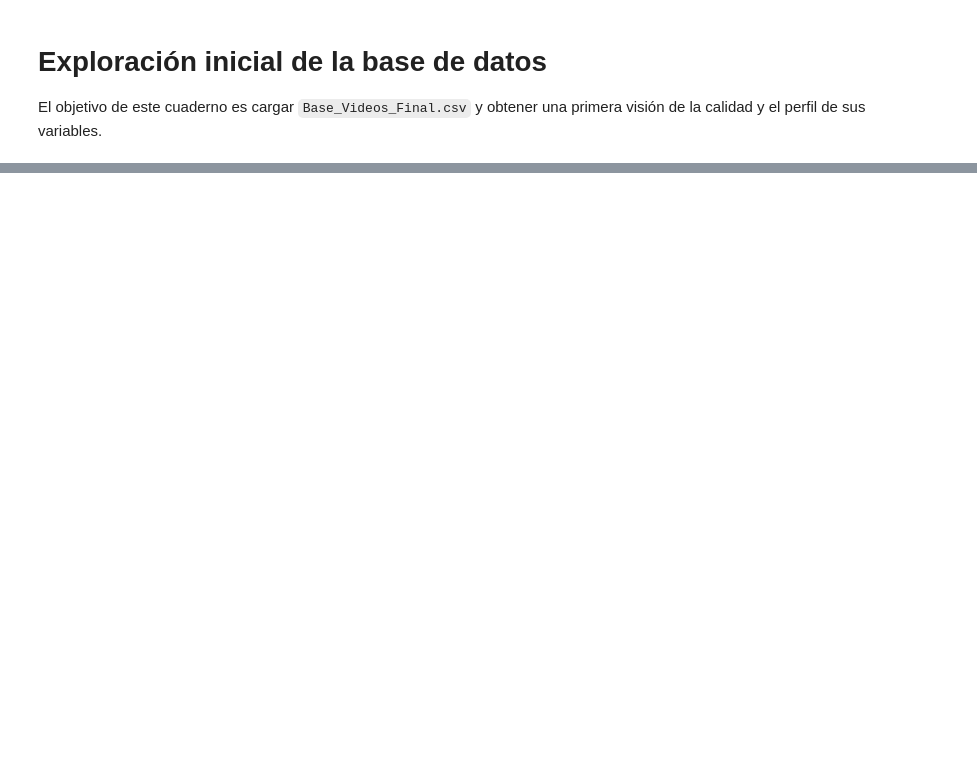
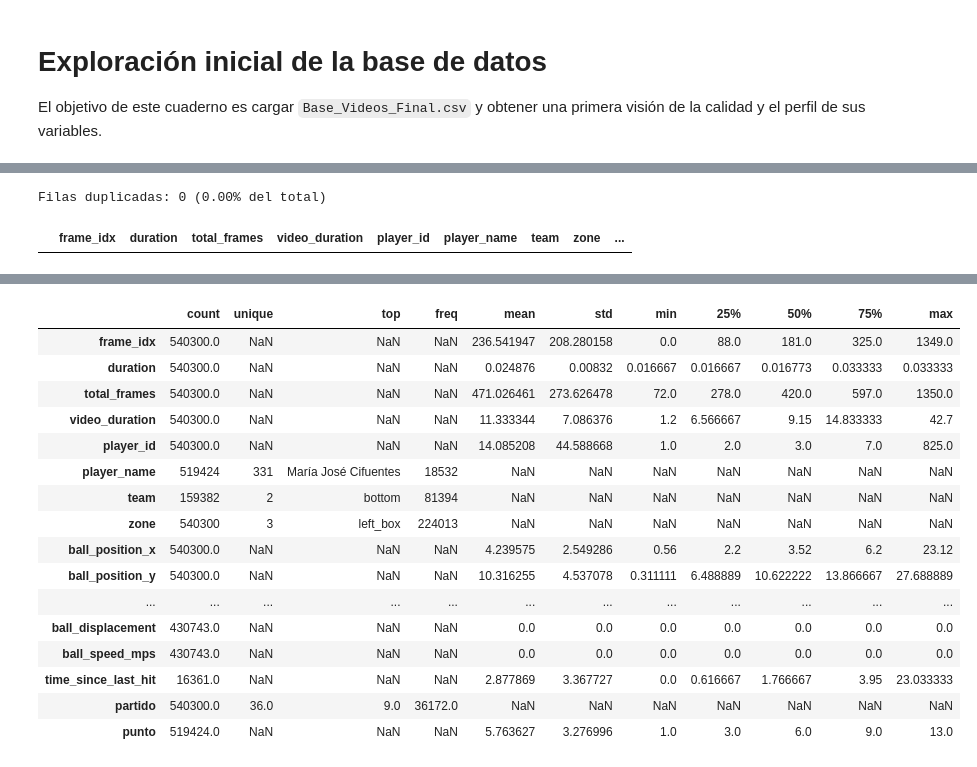
Before and after one commit to FerminEscalona/Paddle_Tournament_Predictor, a Jupyter notebook: Paddle_Predictor.ipynb, the cells around one changed output, grey strips where cells are left out. Drawn from its saved outputs; the diff is of its cells as text; code cells hidden in the pictures; blank space fills up the shorter version.

```diff
--- a/Paddle_Predictor.ipynb
+++ b/Paddle_Predictor.ipynb
@@ -3,3 +4,9 @@
 El objetivo de este cuaderno es cargar `Base_Videos_Final.csv` y obtener una primera visión de la calidad y el perfil de sus variables.
 # %%
-import pandas as pdpd.set_option('display.max_columns', None)DATA_PATH = 'Base_Videos_Final.csv'df = pd.read_csv(DATA_PATH)print(f'Filas: {df.shape[0]:,} | Columnas: {df.shape[1]}')df.head()
+import pandas as pd
+
+pd.set_option('display.max_columns', None)
+DATA_PATH = 'Base_Videos_Final.csv'
+df = pd.read_csv(DATA_PATH)
+print(f'Filas: {df.shape[0]:,} | Columnas: {df.shape[1]}')
+df.head()
@@ -16,3 +81,9 @@ null_summary = (    df.isna().sum()      .to_frame('null_count')      .assign(nu
 # %%
-duplicate_mask = df.duplicated()duplicate_count = duplicate_mask.sum()print(f'Filas duplicadas: {duplicate_count} ({duplicate_count / len(df) * 100:.2f}% del total)')df[duplicate_mask].head()
+duplicate_mask = df.duplicated()
+duplicate_count = duplicate_mask.sum()
+print(f'Filas duplicadas: {duplicate_count} ({duplicate_count / len(df) * 100:.2f}% del total)')
+df[duplicate_mask].head()
+# %% [output]
+Filas duplicadas: 0 (0.00% del total)
+|  | frame_idx | duration | total_frames | video_duration | player_id | player_name | team | zone | ... |
 # %% [markdown]
@@ -20,2 +92,21 @@ duplicate_mask = df.duplicated()duplicate_count = duplicate_mask.sum()print(f'Fi
 # %%
-description = df.describe(include='all').transpose()description
+description = df.describe(include='all').transpose()
+description
+# %% [output]
+|  | count | unique | top | freq | mean | std | min | 25% | 50% | 75% | max |
+| frame_idx | 540300.0 | NaN | NaN | NaN | 236.541947 | 208.280158 | 0.0 | 88.0 | 181.0 | 325.0 | 1349.0 |
+| duration | 540300.0 | NaN | NaN | NaN | 0.024876 | 0.00832 | 0.016667 | 0.016667 | 0.016773 | 0.033333 | 0.033333 |
+| total_frames | 540300.0 | NaN | NaN | NaN | 471.026461 | 273.626478 | 72.0 | 278.0 | 420.0 | 597.0 | 1350.0 |
+| video_duration | 540300.0 | NaN | NaN | NaN | 11.333344 | 7.086376 | 1.2 | 6.566667 | 9.15 | 14.833333 | 42.7 |
+| player_id | 540300.0 | NaN | NaN | NaN | 14.085208 | 44.588668 | 1.0 | 2.0 | 3.0 | 7.0 | 825.0 |
+| player_name | 519424 | 331 | María José Cifuentes | 18532 | NaN | NaN | NaN | NaN | NaN | NaN | NaN |
+| team | 159382 | 2 | bottom | 81394 | NaN | NaN | NaN | NaN | NaN | NaN | NaN |
+| zone | 540300 | 3 | left_box | 224013 | NaN | NaN | NaN | NaN | NaN | NaN | NaN |
+| ball_position_x | 540300.0 | NaN | NaN | NaN | 4.239575 | 2.549286 | 0.56 | 2.2 | 3.52 | 6.2 | 23.12 |
+| ball_position_y | 540300.0 | NaN | NaN | NaN | 10.316255 | 4.537078 | 0.311111 | 6.488889 | 10.622222 | 13.866667 | 27.688889 |
+| ... | ... | ... | ... | ... | ... | ... | ... | ... | ... | ... | ... |
+| ball_displacement | 430743.0 | NaN | NaN | NaN | 0.0 | 0.0 | 0.0 | 0.0 | 0.0 | 0.0 | 0.0 |
+| ball_speed_mps | 430743.0 | NaN | NaN | NaN | 0.0 | 0.0 | 0.0 | 0.0 | 0.0 | 0.0 | 0.0 |
+| time_since_last_hit | 16361.0 | NaN | NaN | NaN | 2.877869 | 3.367727 | 0.0 | 0.616667 | 1.766667 | 3.95 | 23.033333 |
+| partido | 540300.0 | 36.0 | 9.0 | 36172.0 | NaN | NaN | NaN | NaN | NaN | NaN | NaN |
+| punto | 519424.0 | NaN | NaN | NaN | 5.763627 | 3.276996 | 1.0 | 3.0 | 6.0 | 9.0 | 13.0 |
```
Also changed, not shown: parts of 22 cells of this notebook, 1 other file.
